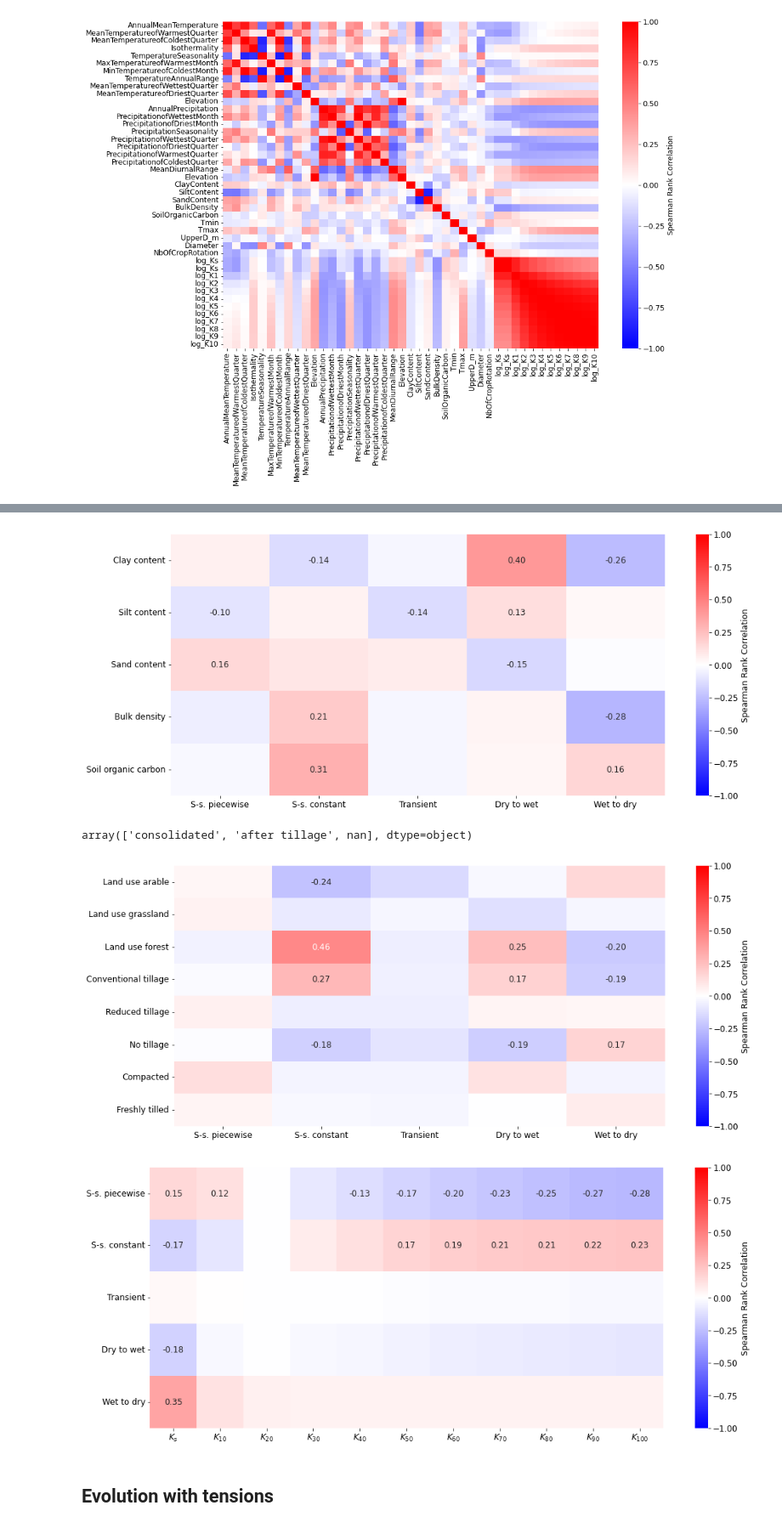
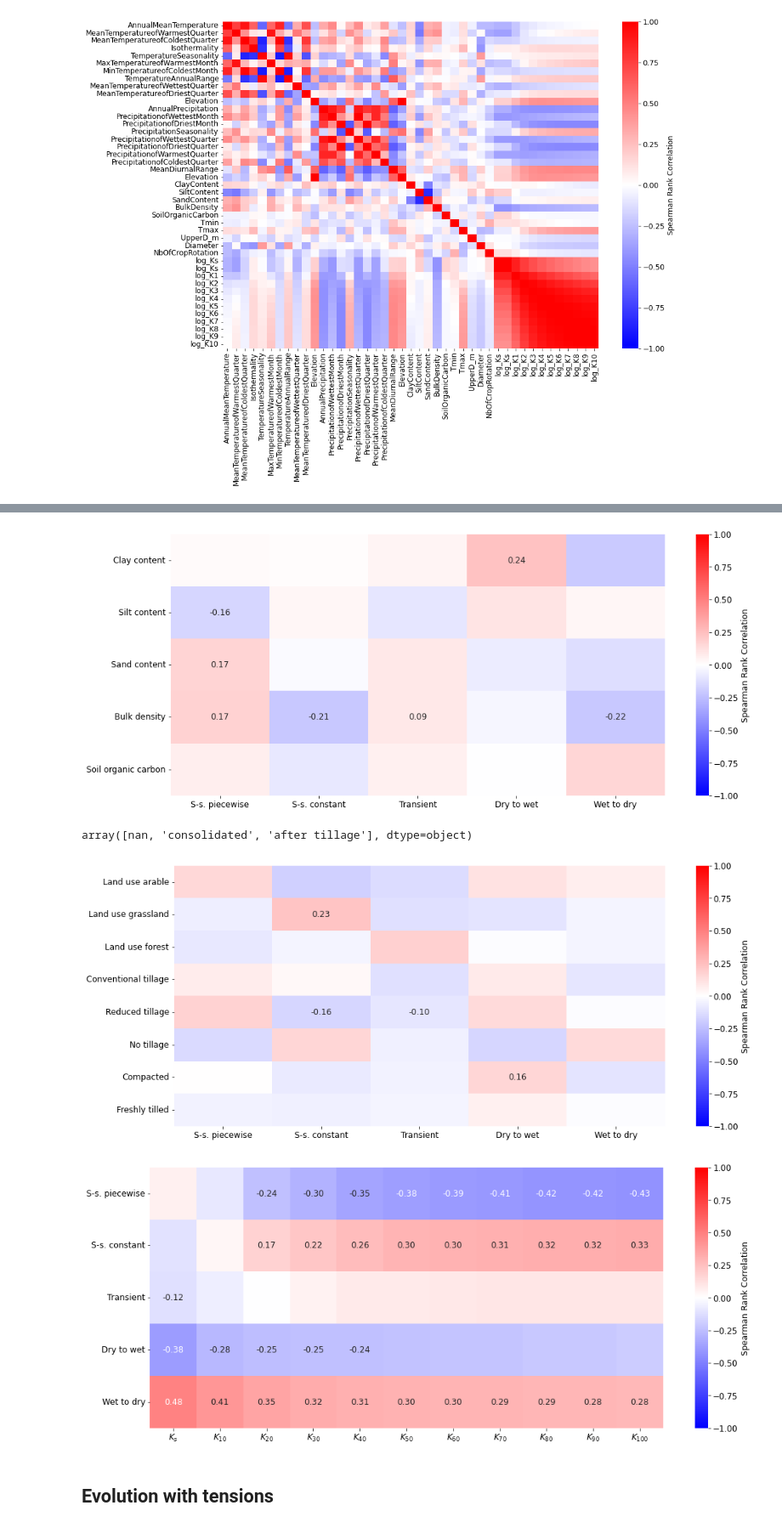
Before and after one commit to climasoma/otim-db, a Jupyter notebook: notebooks/otimdb-eda.ipynb, the cells around one changed output, grey strips where cells are left out. Shown at 85% size. Cells and saved outputs as stored; diff of their text form; code cells hidden in the pictures.

```diff
--- a/notebooks/otimdb-eda.ipynb
+++ b/notebooks/otimdb-eda.ipynb
@@ -60,7 +60,7 @@ Entries are kept if:
 print('number of topsoil data: {:d} ({:.0f}%)'.format(
     dfm['UpperD_m'].lt(0.2).sum(), dfm['UpperD_m'].lt(0.2).sum()/dfm.shape[0]*100))
 #& dfm['Method'].ne('Steady-state constant') & dfm['Method'].ne('Steady-state constant  regression') & dfm['Direction'].eq('Dry to wet')
-i2keep = dfm['R2'].ge(0.9) & dfm['Tmin'].le(5) & dfm['Tmax'].ge(80) & dfm['UpperD_m'].le(0.2) & dfm['SoilTextureFAO'].ne('organic') & dfm['Method'].ne('Steady-state constant') & dfm['Method'].ne('Steady-state constant  regression')
+i2keep = dfm['R2'].ge(0.9) & dfm['Tmin'].le(5) & dfm['Tmax'].ge(80) & dfm['UpperD_m'].le(0.2) & dfm['SoilTextureFAO'].ne('organic')
 i2wet = dfm['Tmax'].lt(100) & dfm['Tmin'].ge(0)
 i2dry = dfm['Tmax'].ge(100) & dfm['Tmin'].ge(10)
 i2comp = dfm['Tmax'].ge(100) & dfm['Tmin'].le(5)
@@ -860,7 +860,7 @@ def camel_case_split(identifier):
             gs.append(a)
     return ' '.join(gs).capitalize()
 
-def shadepval(dfm, dfcorr, pval=0.05, randomizos=1):
+def shadepval(dfm, dfcorr, pval=0.001, randomizos=1):
     """Compute weighted pvalue for Spearman rank correlation.
 
     Parameters
@@ -899,7 +899,7 @@ def shadepval(dfm, dfcorr, pval=0.05, randomizos=1):
 # just for climatic variables
 
 def showCorr(dfm, xcols, ycols, ax=None, method='spearman',
-             weighted=True, pshadow=True, pval=0.05, randomizos=1):
+             weighted=True, pshadow=True, pval=0.001, randomizos=1):
     """Display correlation matrix.
     """
     # make a copy of the dataframe (for safety)
@@ -1040,7 +1040,7 @@ ycols = [
 ]
 
 fig, ax = plt.subplots(figsize=(10, 7))
-showCorr(dfm, xcols, ycols, ax=ax, pshadow=True, pval=0.05, randomizos=25)
+showCorr(dfm, xcols, ycols, ax=ax, pshadow=True, pval=0.001, randomizos=25)
 fig.tight_layout()
 fig.subplots_adjust(right=1.2)
 fig.savefig(outputdir + 'eda-correlation-climate.jpg', dpi=500, bbox_inches='tight')
@@ -1383,12 +1385,12 @@ ycols = [
 
 # figure
 fig, ax = plt.subplots(figsize=(16, 6))
-showCorr(dfm2, xcols, ycols, ax=ax, pshadow=True, pval=0.05, randomizos=25)
+showCorr(dfm2, xcols, ycols, ax=ax, pshadow=True, pval=0.001, randomizos=25)
 fig.tight_layout()
 fig.subplots_adjust(right=0.9)
 fig.savefig(outputdir + 'eda-correlation-Method_Soil.jpg', dpi=500, bbox_inches='tight')
 # %% [output]
-[figure, old version]
+[figure, new version]
 # %%
 # correlation matrix method vs landuse
 gcol = 'Method'
@@ -1459,14 +1461,14 @@ ycols = [
 
 # figure
 fig, ax = plt.subplots(figsize=(16, 6))
-showCorr(dfm2, xcols, ycols, ax=ax, pshadow=True, pval=0.05, randomizos=25)
+showCorr(dfm2, xcols, ycols, ax=ax, pshadow=True, pval=0.001, randomizos=25)
 fig.tight_layout()
 fig.subplots_adjust(right=0.9)
 fig.savefig(outputdir + 'eda-correlation-Method_LU.jpg', dpi=500, bbox_inches='tight')
 ohLU.unique()
 # %% [output]
-array(['consolidated', 'after tillage', nan], dtype=object)
+array([nan, 'consolidated', 'after tillage'], dtype=object)
-[figure, old version]
+[figure, new version]
 # %%
 gcol = 'Method'
 def func(x):
@@ -1488,35 +1490,35 @@ def func(x):
     }
     return dico[x]
 dfm2 = dfm[i2keep].copy().replace({'unknown': np.nan})
 dfm2[gcol] = dfm2[gcol].apply(func)
 dfm2['S-S. piecewise'] = dfm2[gcol] == 'S-S. piecewise'
 dfm2['S-S. constant'] = dfm2[gcol] == 'S-S. constant'
 dfm2['S-S. multi-disk'] = dfm2[gcol] == 'S-S. multi-disk'
 dfm2['Transient'] = dfm2[gcol] == 'Transient'
 
 dfm2['Dry to wet'] = dfm['Direction'] == 'Dry to wet'
 dfm2['Wet to dry'] = dfm['Direction'] == 'Wet to dry'
 
 ycols = ['S-S. piecewise',
          'S-S. constant',
          #'S-S. multi-disk',
          'Transient',
          'Dry to wet',
          'Wet to dry'
 ]
 
 
 xcols = ['log_Ks', 'log_K1', 'log_K2', 'log_K3', 'log_K4', 'log_K5',
          'log_K6', 'log_K7', 'log_K8', 'log_K9', 'log_K10']
 
 # figure
 fig, ax = plt.subplots(figsize=(16, 6))
-showCorr(dfm2, xcols, ycols, ax=ax, pshadow=True, pval=0.05, randomizos=25)
+showCorr(dfm2, xcols, ycols, ax=ax, pshadow=True, pval=0.001, randomizos=25)
 fig.tight_layout()
 fig.subplots_adjust(right=0.9)
 fig.savefig(outputdir + 'eda-correlation-Method_K.jpg', dpi=500, bbox_inches='tight')
 # %% [output]
-[figure, old version]
+[figure, new version]
 # %% [markdown]
 ## Evolution with tensions
 # %%
```
Also changed, not shown: parts of 18 cells of this notebook, 31 other files.
